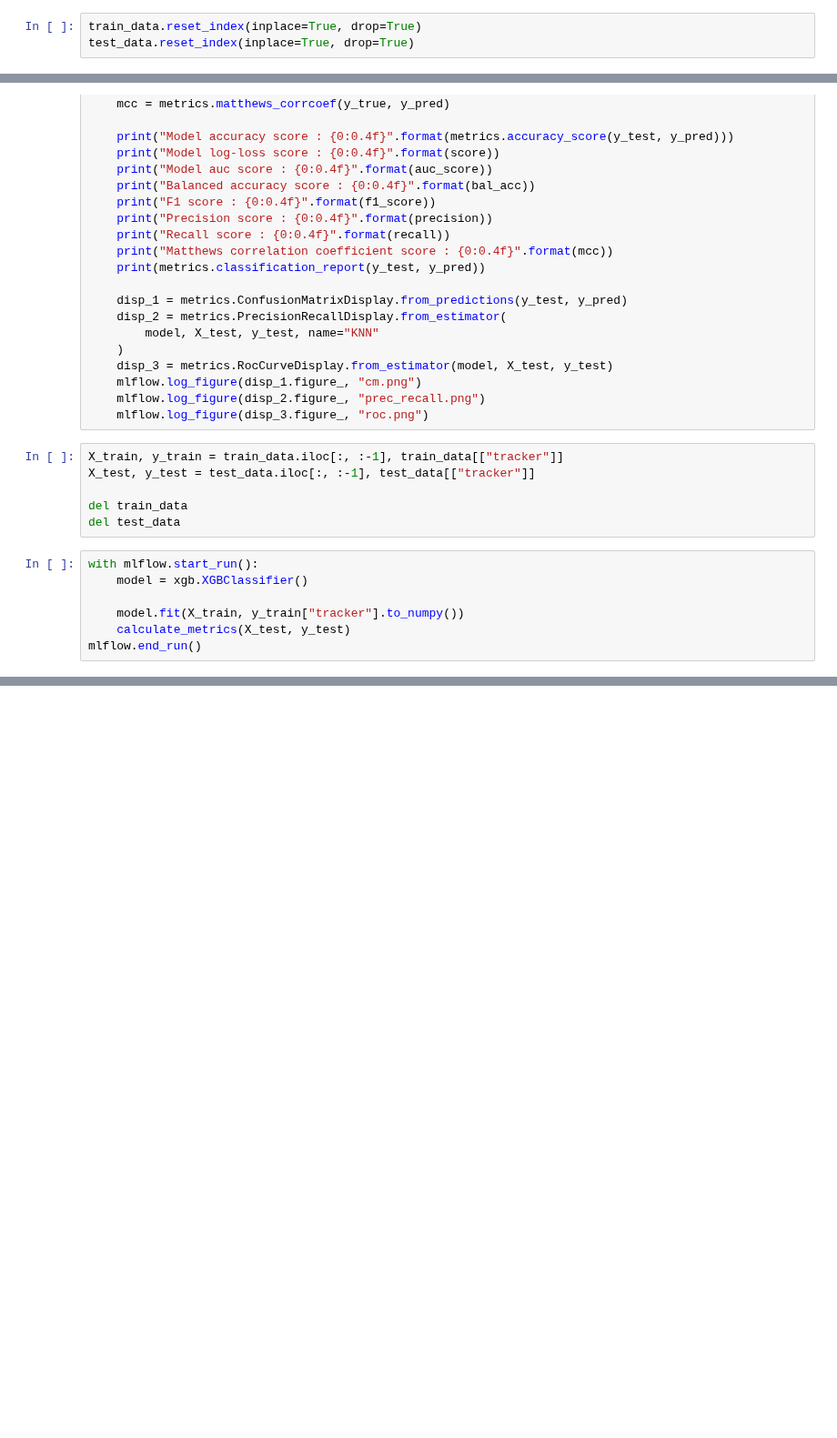
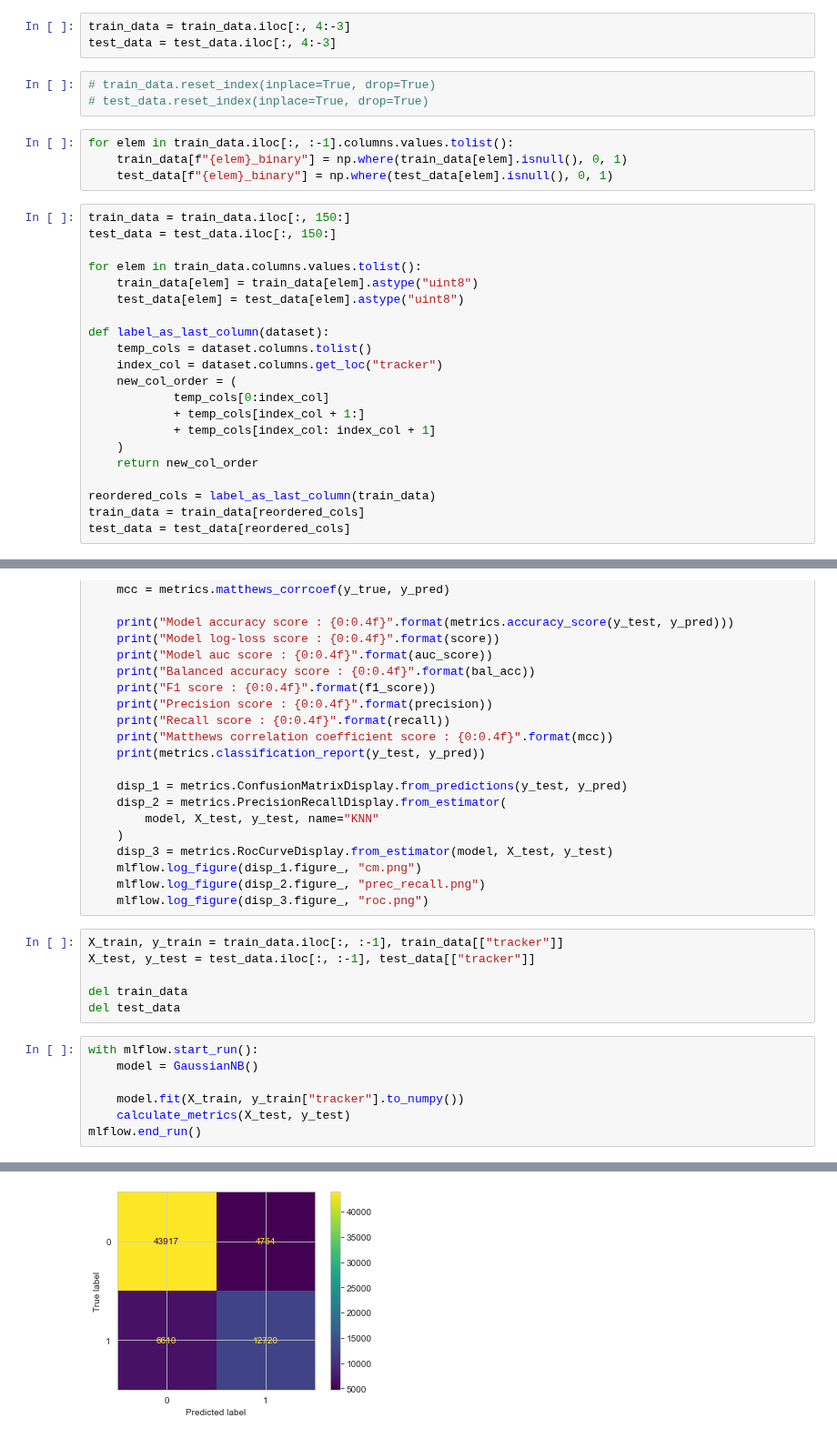
Before and after one commit to wolfrieder/http-response-classifier, a Jupyter notebook: notebooks/modeling_only_binary.ipynb, the cells around one changed output, grey strips where cells are left out. Shown at 91% size. Cells and saved outputs as stored; diff of their text form; blank space fills up the shorter version.

```diff
--- a/notebooks/modeling_only_binary.ipynb
+++ b/notebooks/modeling_only_binary.ipynb
@@ -68,6 +81,34 @@ test_data = pd.read_parquet(
+# %%
+train_data = train_data.iloc[:, 4:-3]
+test_data = test_data.iloc[:, 4:-3]
 # %%
-train_data.reset_index(inplace=True, drop=True)
-test_data.reset_index(inplace=True, drop=True)
+# train_data.reset_index(inplace=True, drop=True)
+# test_data.reset_index(inplace=True, drop=True)
+# %%
+for elem in train_data.iloc[:, :-1].columns.values.tolist():
+    train_data[f"{elem}_binary"] = np.where(train_data[elem].isnull(), 0, 1)
+    test_data[f"{elem}_binary"] = np.where(test_data[elem].isnull(), 0, 1)
+# %%
+train_data = train_data.iloc[:, 150:]
+test_data = test_data.iloc[:, 150:]
+
+for elem in train_data.columns.values.tolist():
+    train_data[elem] = train_data[elem].astype("uint8")
+    test_data[elem] = test_data[elem].astype("uint8")
+
+def label_as_last_column(dataset):
+    temp_cols = dataset.columns.tolist()
+    index_col = dataset.columns.get_loc("tracker")
+    new_col_order = (
+            temp_cols[0:index_col]
+            + temp_cols[index_col + 1:]
+            + temp_cols[index_col: index_col + 1]
+    )
+    return new_col_order
+
+reordered_cols = label_as_last_column(train_data)
+train_data = train_data[reordered_cols]
+test_data = test_data[reordered_cols]
 # %%
 # %%time
 # dummy_clf = DummyClassifier(strategy="most_frequent", random_state=10)
@@ -132,7 +174,7 @@ del train_data
 del test_data
 # %%
 with mlflow.start_run():
-    model = xgb.XGBClassifier()
+    model = GaussianNB()
 
     model.fit(X_train, y_train["tracker"].to_numpy())
     calculate_metrics(X_test, y_test)
@@ -141,0 +199 @@ mlflow.end_run()
+[figure, added]
```
Also changed, not shown: parts of 6 cells of this notebook, 12 other files.
